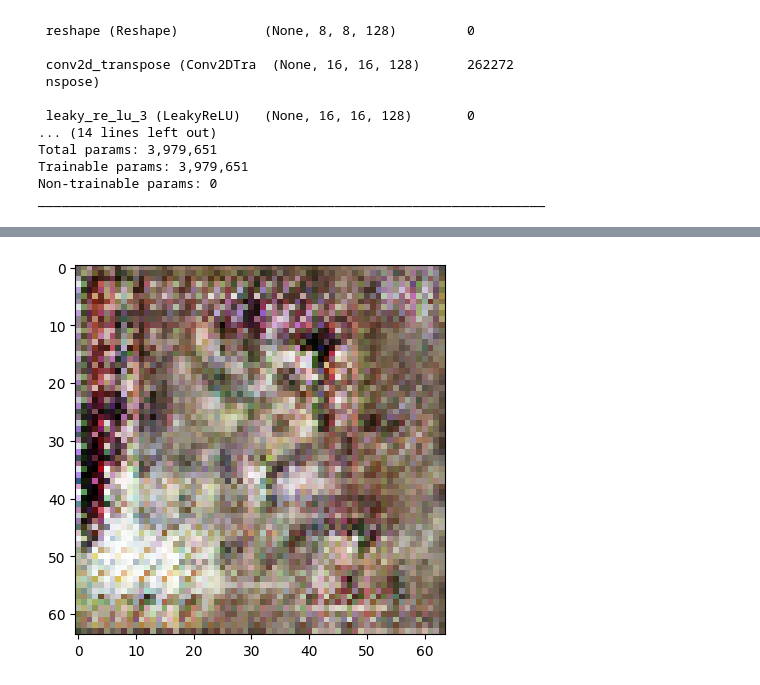
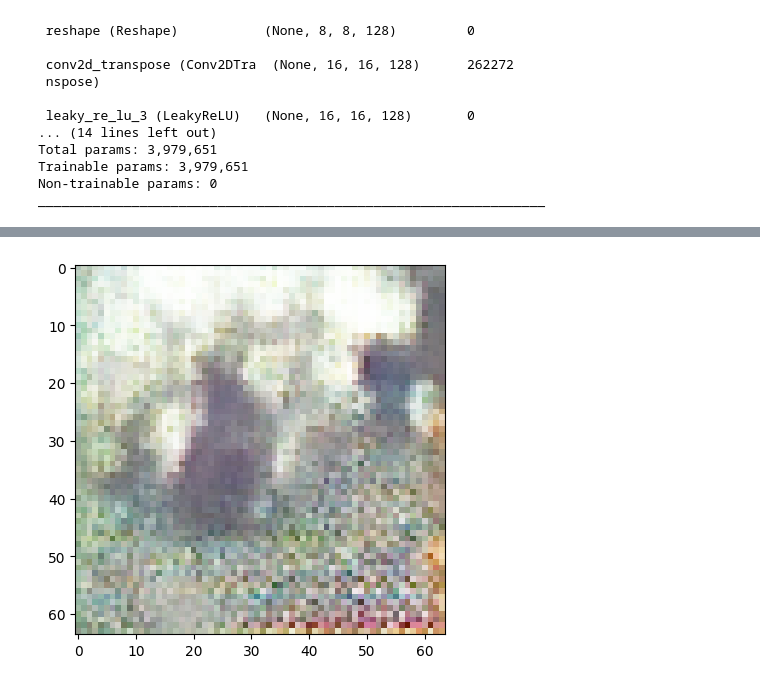
Before and after one commit to woaixuexi2023/D2L--Module2--HW1, a Jupyter notebook: GAN(keras)_to_generate_cats.ipynb, the cells around one changed output, grey strips where cells are left out. Saved outputs shown, nothing was run; the diff lists cells and outputs as text; code cells hidden in the pictures.

```diff
--- a/GAN(keras)_to_generate_cats.ipynb
+++ b/GAN(keras)_to_generate_cats.ipynb
@@ -253,11 +414,11 @@ print(image_files)
 # %%
 import matplotlib.pyplot as plt
 
 # Load the generated image
-img = plt.imread('generated_img_099_9.png')
+img = plt.imread('generated_img_099_1.png')
 
 # Show the image
 plt.imshow(img)
 plt.show()
 # %% [output]
-[figure, old version]
+[figure, new version]
```
Also changed, not shown: parts of 16 cells of this notebook.
